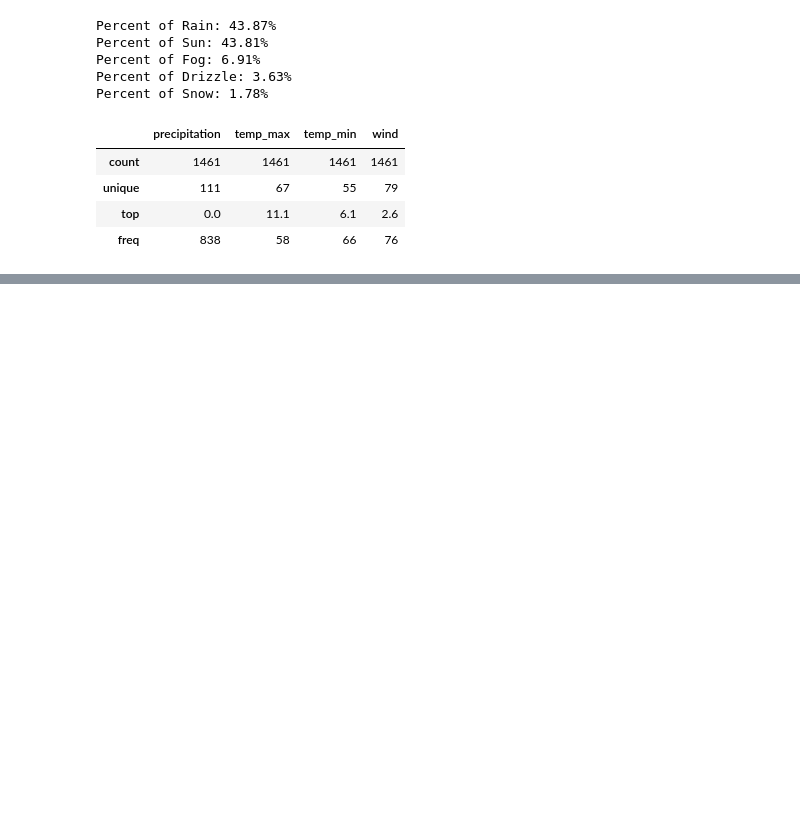
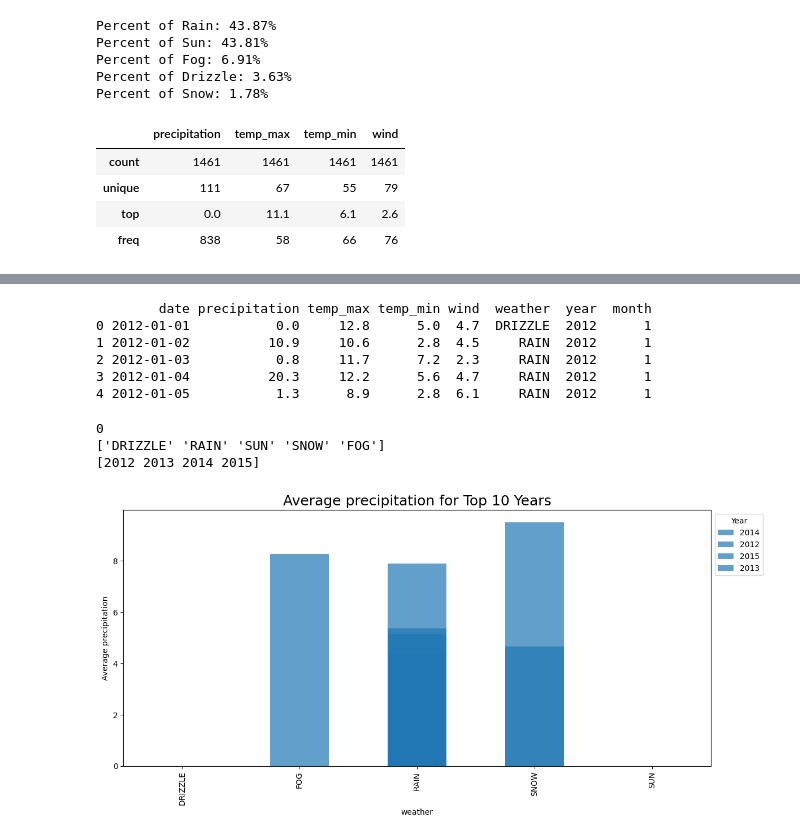
Before and after one commit to shubhangi24kashid/SkyCast, a Jupyter notebook: detection.ipynb, the cells around one changed output, grey strips where cells are left out. Drawn from its saved outputs; the diff is of its cells as text; code cells hidden in the pictures; blank space fills up the shorter version.

Commit message:
Bar graph for precipitation

```diff
--- a/detection.ipynb
+++ b/detection.ipynb
@@ -436,0 +453,56 @@ plt.show()
+# %%
+
+# Replace this with your actual DataFrame
+weath_cpy['year'] = pd.to_datetime(weath_cpy['date']).dt.year
+
+# Display the updated DataFrame
+print(weath_cpy.head())
+# %% [output]
+        date precipitation temp_max temp_min wind  weather  year  month
+0 2012-01-01           0.0     12.8      5.0  4.7  DRIZZLE  2012      1
+1 2012-01-02          10.9     10.6      2.8  4.5     RAIN  2012      1
+2 2012-01-03           0.8     11.7      7.2  2.3     RAIN  2012      1
+3 2012-01-04          20.3     12.2      5.6  4.7     RAIN  2012      1
+4 2012-01-05           1.3      8.9      2.8  6.1     RAIN  2012      1
+# %%
+# Convert 'precipitation' column to numeric data type
+weath_cpy['precipitation'] = pd.to_numeric(weath_cpy['precipitation'], errors='coerce')
+
+# Calculate the average precipitation by year and weather
+avg_precipitation_by_year = weath_cpy.groupby(['year', 'weather'])['precipitation'].mean()
+
+# Check if there are any missing values in the 'precipitation' column
+print(weath_cpy['precipitation'].isnull().sum())
+
+# Check the unique values in the 'weather' column
+print(weath_cpy['weather'].unique())
+
+# Check the unique values in the 'year' column
+print(weath_cpy['year'].unique())
+
+# Calculate the average precipitation by year and weather
+avg_precipitation_by_year = weath_cpy.groupby(['year', 'weather'])['precipitation'].mean()
+# %% [output]
+0
+['DRIZZLE' 'RAIN' 'SUN' 'SNOW' 'FOG']
+[2012 2013 2014 2015]
+# %%
+# Calculate the average production of crops for each crop year
+avg_precipitation_by_year = weath_cpy.groupby(['year', 'weather'])['precipitation'].mean()
+
+# Find the top 10 crop years with the highest average production
+top_10_years = avg_precipitation_by_year.groupby('year').mean().nlargest(10)
+
+# Plot the average production of crops for each of the top 10 crop years
+plt.figure(figsize=(12, 6))
+for year in top_10_years.index:
+     avg_precipitation_by_year.loc[year].plot(kind='bar', alpha=0.7, label=year)
+
+plt.xlabel('weather')
+plt.ylabel('Average precipitation')
+plt.title("Average precipitation for Top 10 Years", fontsize=18)
+plt.legend(title='Year', bbox_to_anchor=(1, 1), loc='upper left')
+plt.tight_layout()
+plt.show()
+# %% [output]
+[figure, added]
```
Also changed, not shown: parts of 4 cells of this notebook.
